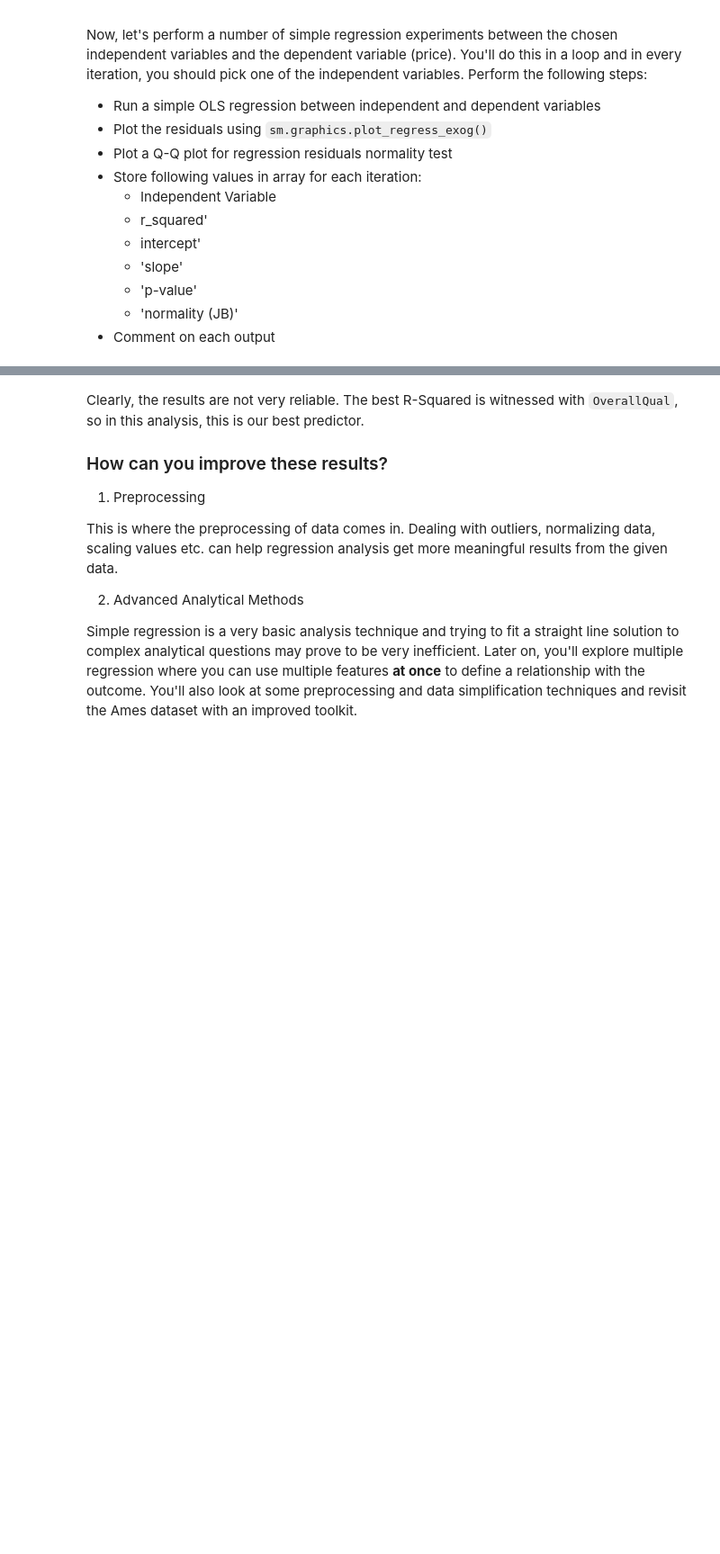
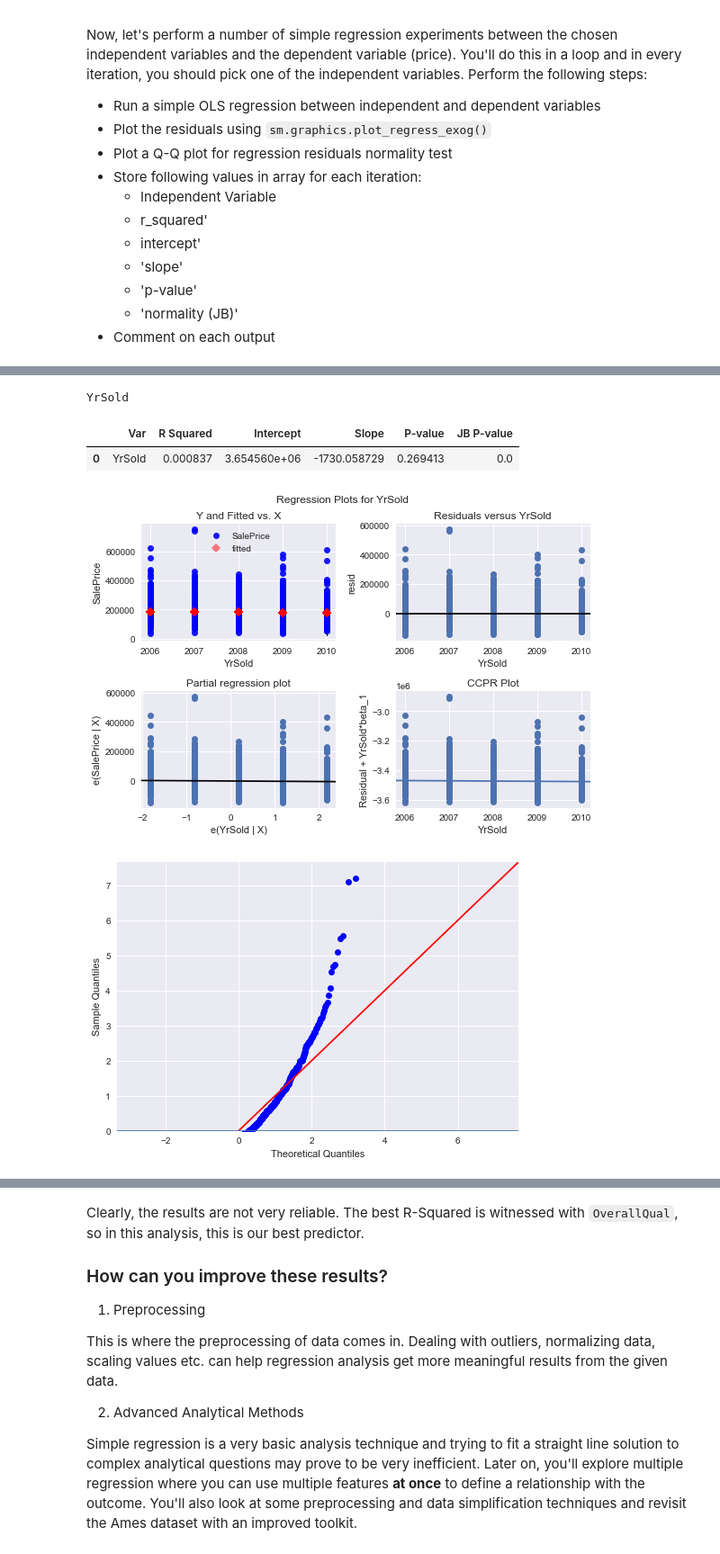
Before and after one commit to Marissa841/dsc-regression-boston-lab, a Jupyter notebook: index.ipynb, the cells around one changed output, grey strips where cells are left out. Shown at 90% size. Drawn from its saved outputs; the diff is of its cells as text; code cells hidden in the pictures; blank space fills up the shorter version.

Commit message:
Update regression boston lab

```diff
--- a/index.ipynb
+++ b/index.ipynb
@@ -177,0 +175,19 @@ formula = 'SalePrice ~ OverallQual + GrLivArea'
+# %%
+print('YrSold')
+formula = 'SalePrice ~ YrSold'
+model = smf.ols(formula = formula, data = data).fit()
+model.summary()
+# Plot the residuals using sm.graphics.plot_regress_exog()
+sm.graphics.plot_regress_exog(model, 'YrSold')
+# QQ Plot on residuals to see if they are normally distributed.
+sm.graphics.qqplot(model.resid, stats.norm, line = '45', fit = True)
+sns.distplot(model.resid)
+results_dict = {'Var': 'YrSold', 'R Squared': model.rsquared, 'Intercept': model.params[0],
+                'Slope': model.params[1], 'P-value': model.pvalues[1], 'JB P-value': sms.jarque_bera(model.resid)[1]}
+display(pd.DataFrame(results_dict, index = [0]))
+# %% [output]
+YrSold
+|  | Var | R Squared | Intercept | Slope | P-value | JB P-value |
+| 0 | YrSold | 0.000837 | 3.654560e+06 | -1730.058729 | 0.269413 | 0.0 |
+[figure, added]
+[figure, added]
```
Also changed, not shown: parts of 34 cells of this notebook.
